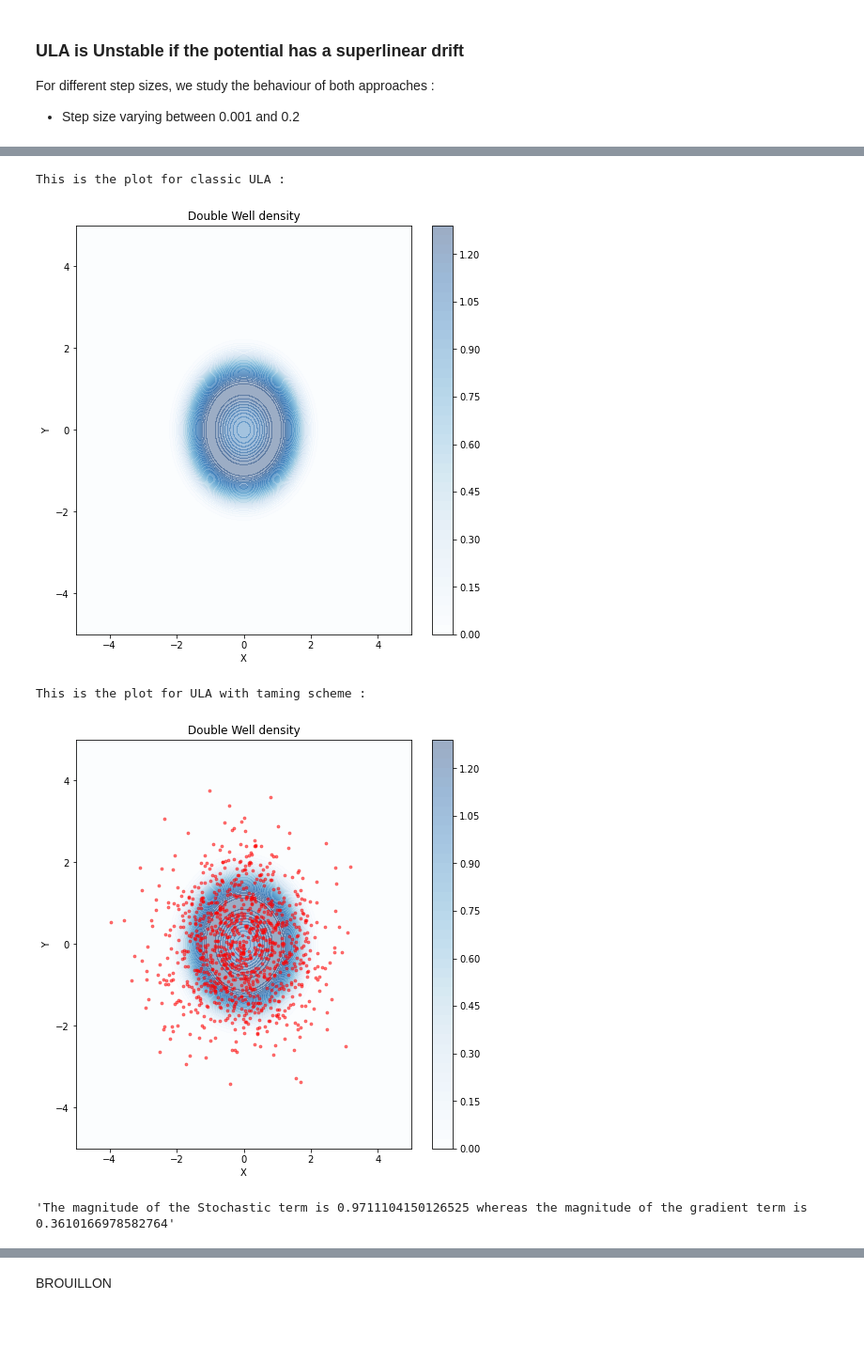
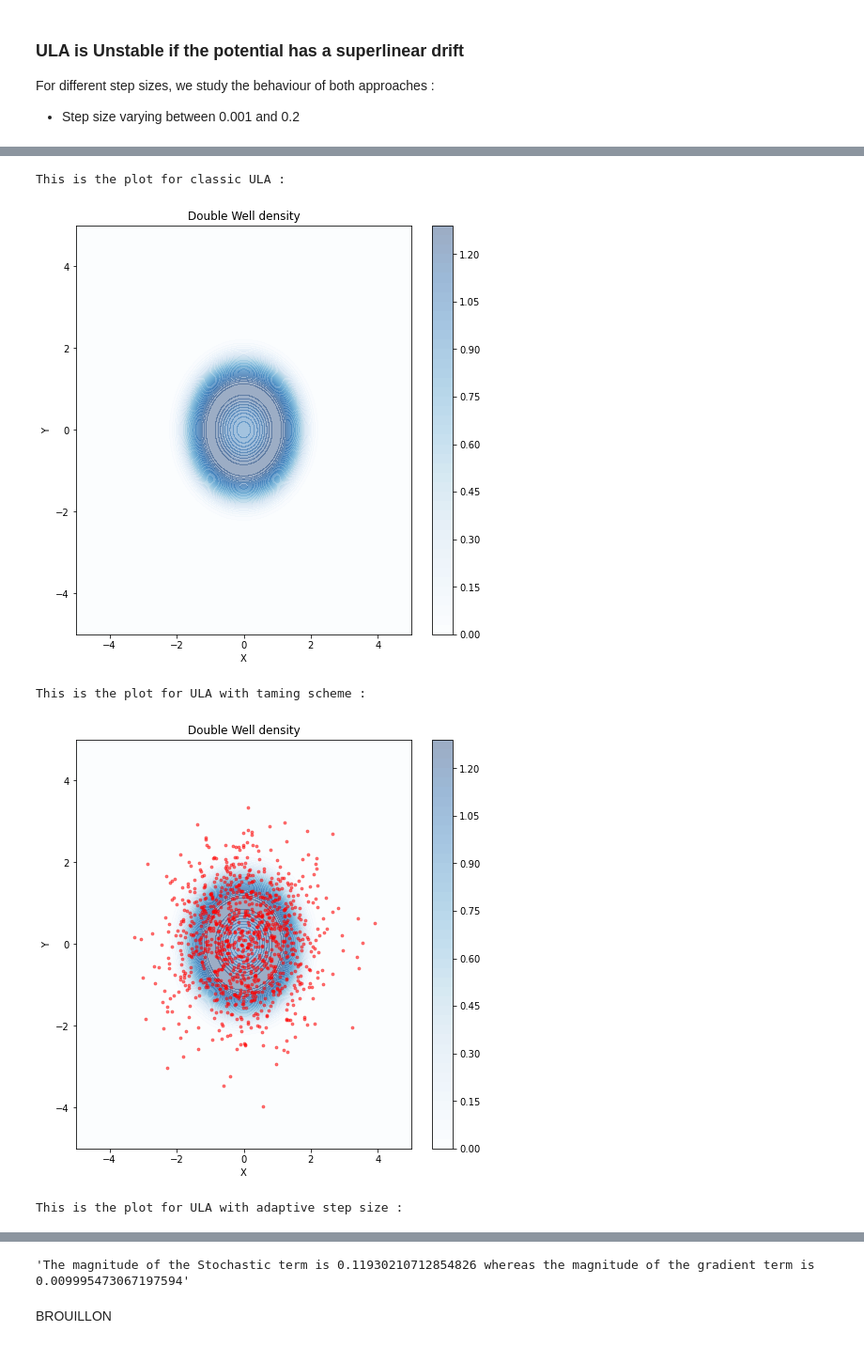
Before and after one commit to PyTomSss/Research_Project-Imperial_College, a Jupyter notebook: Taming Experiment.ipynb, the cells around one changed output, grey strips where cells are left out. Shown at 94% size. Cells and saved outputs as stored; diff of their text form; code cells hidden in the pictures.

```diff
--- a/Taming Experiment.ipynb
+++ b/Taming Experiment.ipynb
@@ -198,11 +268,13 @@ This is the plot for ULA with taming scheme :
 # %%
 print('This is the plot for classic ULA : ')
 ULA_double_well(sample_init, 10000, 0.3)
 print('This is the plot for ULA with taming scheme : ')
 ULA_double_well_tamed(sample_init, 10000, 0.3)
+print('This is the plot for ULA with adaptive step size : ')
+ULA_double_well_adapt(sample_init, 10000, 0.3)
 # %% [output]
 This is the plot for classic ULA :
 [figure]
 This is the plot for ULA with taming scheme :
-[figure, old version]
+[figure, new version]
-'The magnitude of the Stochastic term is 0.9711104150126525 whereas the magnitude of the gradient term is 0.3610166978582764'
+This is the plot for ULA with adaptive step size :
@@ -209,2 +282,3 @@ This is the plot for ULA with taming scheme :
+'The magnitude of the Stochastic term is 0.11930210712854826 whereas the magnitude of the gradient term is 0.009995473067197594'
 # %% [markdown]
 BROUILLON
```
Also changed, not shown: parts of 5 cells of this notebook, 1 other file.
